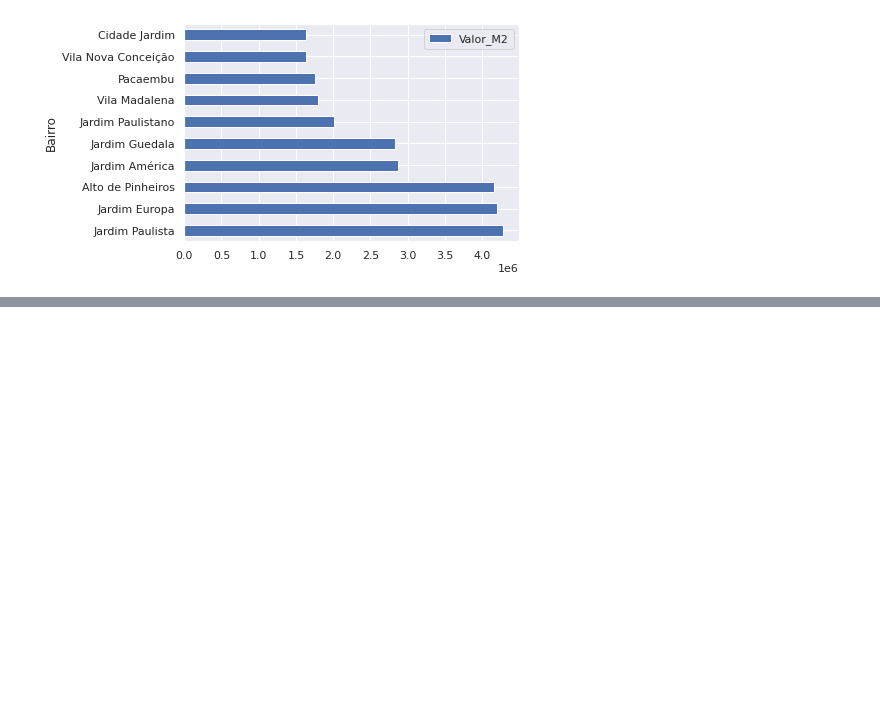
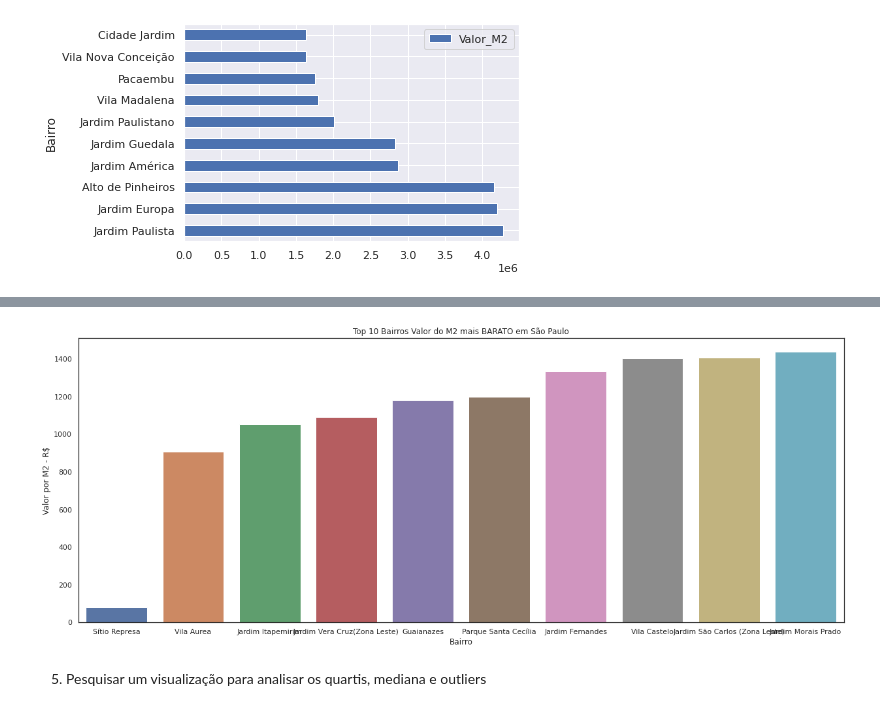
Before and after one commit to carlamoema/Imersao_dados_Alura, a Jupyter notebook: Imersao_dados_4_aula2.ipynb, the cells around one changed output, grey strips where cells are left out. Drawn from its saved outputs; the diff is of its cells as text; code cells hidden in the pictures; blank space fills up the shorter version.

```diff
--- a/Imersao_dados_4_aula2.ipynb
+++ b/Imersao_dados_4_aula2.ipynb
@@ -157,0 +130,13 @@ Bairro_M2.sort_values(by = "Valor_M2", ascending= False)[:10].plot(kind='barh')
+# %%
+#Explorando outras formas de visualição com a biblioteca seaborn
+plt.figure(figsize=(21, 8))
+sns.axes_style("darkgrid")
+ax3 = sns.barplot(data=(Bairro_M2.sort_values(by = "Valor_M2", ascending=True)[:10]), x= "Bairro", y="Valor_M2")
+ax3.set_xlabel("Bairro")
+ax3.set_ylabel("Valor por M2 - R$")
+ax3.set_title("Top 10 Bairros Valor do M2 mais BARATO em São Paulo")
+plt.show()
+# %% [output]
+[figure, added]
+# %% [markdown]
+5. Pesquisar um visualização para analisar os quartis, mediana e outliers
```
Also changed, not shown: parts of 10 cells of this notebook.
